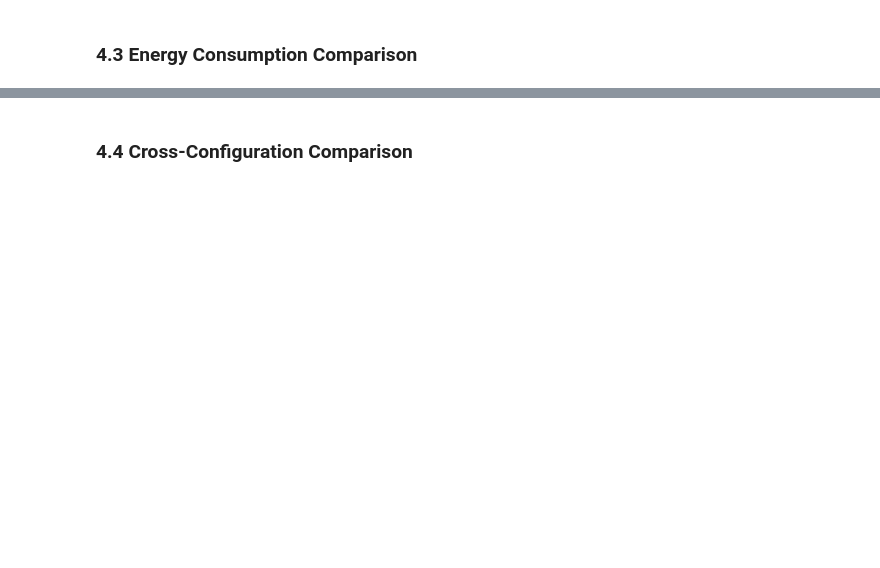
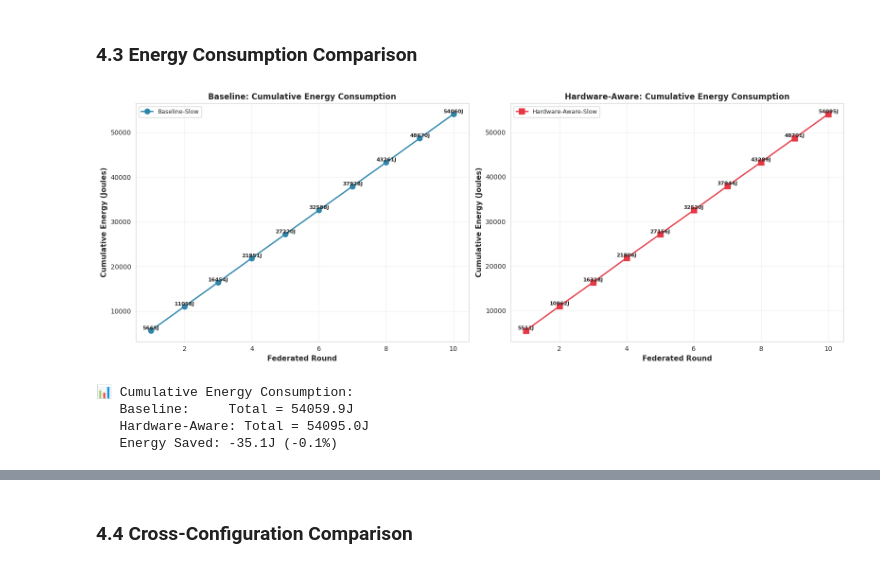
Before and after one commit to nhefner12/cecs-574-dist-computing-project, a Jupyter notebook: comparison_analysis.ipynb, the cells around one changed output, grey strips where cells are left out. Drawn from its saved outputs; the diff is of its cells as text; code cells hidden in the pictures; blank space fills up the shorter version.

```diff
--- a/comparison_analysis.ipynb
+++ b/comparison_analysis.ipynb
@@ -574,3 +787,69 @@ plt.show()
 # %% [markdown]
 ### 4.3 Energy Consumption Comparison
+# %%
+# Cumulative Energy Consumption: Baseline vs Hardware-Aware (Slow Configuration)
+fig, axes = plt.subplots(1, 2, figsize=(16, 6))
+
+baseline_df = metrics_data.get("baseline", {}).get("slow")
+hw_aware_df = metrics_data.get("hardware-aware", {}).get("slow")
+
+if baseline_df is not None and hw_aware_df is not None:
+    # Plot 1: Baseline - Cumulative energy consumption (line)
+    ax1 = axes[0]
+    if 'energy_joules' in baseline_df.columns:
+        rounds = baseline_df.get('round', range(len(baseline_df)))
+        cumulative = baseline_df['energy_joules'].cumsum()
+        ax1.plot(rounds, cumulative, marker='o', label='Baseline-Slow',
+                linewidth=2, markersize=8, color='#2E86AB')
+
+        # Add value labels
+        for r, cum in zip(rounds, cumulative):
+            ax1.text(r, cum, f'{cum:.0f}J', ha='center', va='bottom', fontsize=8, fontweight='bold')
+
+    ax1.set_xlabel('Federated Round', fontsize=11, fontweight='bold')
+    ax1.set_ylabel('Cumulative Energy (Joules)', fontsize=11, fontweight='bold')
+    ax1.set_title('Baseline: Cumulative Energy Consumption', fontsize=12, fontweight='bold')
+    ax1.legend(fontsize=9)
+    ax1.grid(True, alpha=0.3)
+
+    # Plot 2: Hardware-Aware - Cumulative energy consumption (line)
+    ax2 = axes[1]
+    if 'energy_joules' in hw_aware_df.columns:
+        rounds = hw_aware_df.get('round', range(len(hw_aware_df)))
+        cumulative = hw_aware_df['energy_joules'].cumsum()
+        ax2.plot(rounds, cumulative, marker='s', label='Hardware-Aware-Slow',
+                linewidth=2, markersize=8, color='#E63946')
+
+        # Add value labels
+        for r, cum in zip(rounds, cumulative):
+            ax2.text(r, cum, f'{cum:.0f}J', ha='center', va='bottom', fontsize=8, fontweight='bold')
+
+    ax2.set_xlabel('Federated Round', fontsize=11, fontweight='bold')
+    ax2.set_ylabel('Cumulative Energy (Joules)', fontsize=11, fontweight='bold')
+    ax2.set_title('Hardware-Aware: Cumulative Energy Consumption', fontsize=12, fontweight='bold')
+    ax2.legend(fontsize=9)
+    ax2.grid(True, alpha=0.3)
+
+    plt.tight_layout()
+    plt.show()
+
+    # Print comparison
+    if 'energy_joules' in baseline_df.columns and 'energy_joules' in hw_aware_df.columns:
+        baseline_total = baseline_df['energy_joules'].sum()
+        hw_aware_total = hw_aware_df['energy_joules'].sum()
+
+        print(f"\n📊 Cumulative Energy Consumption:")
+        print(f"   Baseline:     Total = {baseline_total:.1f}J")
+        print(f"   Hardware-Aware: Total = {hw_aware_total:.1f}J")
+        energy_saved = baseline_total - hw_aware_total
+        energy_pct = (energy_saved / baseline_total) * 100 if baseline_total > 0 else 0
+        print(f"   Energy Saved: {energy_saved:.1f}J ({energy_pct:+.1f}%)")
+else:
+    print("⚠️  Slow experiment data not available. Please run the slow experiment first.")
+# %% [output]
+[figure, added]
+📊 Cumulative Energy Consumption:
+   Baseline:     Total = 54059.9J
+   Hardware-Aware: Total = 54095.0J
+   Energy Saved: -35.1J (-0.1%)
 # %%
```
Also changed, not shown: parts of 22 cells of this notebook, 16 other files.
